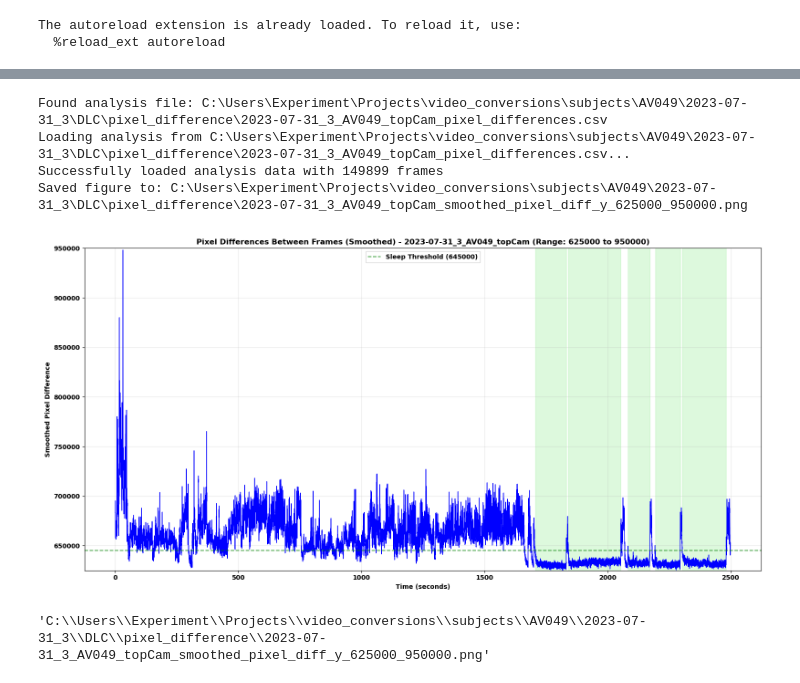
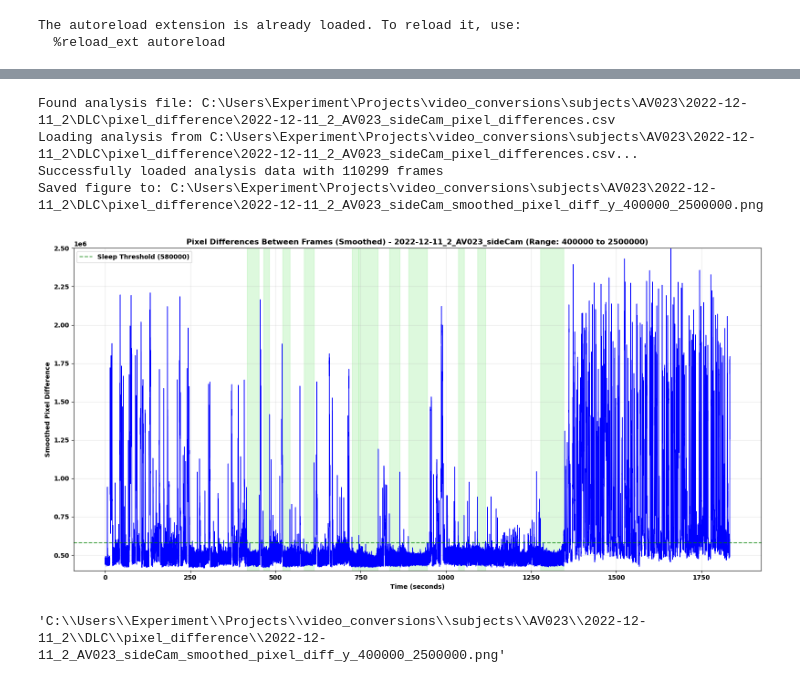
Before and after one commit to Joschua21/sleep_analysis_pipeline, a Jupyter notebook: pixel_diff_pipeline.ipynb, the cells around one changed output, grey strips where cells are left out. Saved outputs shown, nothing was run; the diff lists cells and outputs as text; code cells hidden in the pictures.

```diff
--- a/pixel_diff_pipeline.ipynb
+++ b/pixel_diff_pipeline.ipynb
@@ -9,7 +9,7 @@ from tqdm import tqdm
 %load_ext autoreload
 %autoreload 2
 %matplotlib widget
-input_dir=r"C:\Users\Experiment\Projects\video_conversions\subjects\AV049\2023-07-31_3\DLC"
+input_dir=r"C:\Users\Experiment\Projects\video_conversions\subjects\AV023\2022-12-11_2\DLC"
 # %% [output]
 The autoreload extension is already loaded. To reload it, use:
   %reload_ext autoreload
@@ -51,21 +50,21 @@ Saved figure to: C:\Users\Experiment\Projects\video_conversions\subjects\AV049\2
 # %%
-y_min = 625000
-y_max = 950000
-sleep_threshold = 645000
+y_min = 400000
+y_max = 2500000
+sleep_threshold = 580000
 pdu.reuse_previous_analysis(
     y_min=y_min,
     y_max=y_max,
     sleep_threshold=sleep_threshold,
     plot_type='smoothed', # 'raw' or 'smoothed'
     input_dir=input_dir,
 )
 # %% [output]
-Found analysis file: C:\Users\Experiment\Projects\video_conversions\subjects\AV049\2023-07-31_3\DLC\pixel_difference\2023-07-31_3_AV049_topCam_pixel_differences.csv
-Loading analysis from C:\Users\Experiment\Projects\video_conversions\subjects\AV049\2023-07-31_3\DLC\pixel_difference\2023-07-31_3_AV049_topCam_pixel_differences.csv...
-Successfully loaded analysis data with 149899 frames
-Saved figure to: C:\Users\Experiment\Projects\video_conversions\subjects\AV049\2023-07-31_3\DLC\pixel_difference\2023-07-31_3_AV049_topCam_smoothed_pixel_diff_y_625000_950000.png
+Found analysis file: C:\Users\Experiment\Projects\video_conversions\subjects\AV023\2022-12-11_2\DLC\pixel_difference\2022-12-11_2_AV023_sideCam_pixel_differences.csv
+Loading analysis from C:\Users\Experiment\Projects\video_conversions\subjects\AV023\2022-12-11_2\DLC\pixel_difference\2022-12-11_2_AV023_sideCam_pixel_differences.csv...
+Successfully loaded analysis data with 110299 frames
+Saved figure to: C:\Users\Experiment\Projects\video_conversions\subjects\AV023\2022-12-11_2\DLC\pixel_difference\2022-12-11_2_AV023_sideCam_smoothed_pixel_diff_y_400000_2500000.png
-[figure, old version]
+[figure, new version]
-'C:\\Users\\Experiment\\Projects\\video_conversions\\subjects\\AV049\\2023-07-31_3\\DLC\\pixel_difference\\2023-07-31_3_AV049_topCam_smoothed_pixel_diff_y_625000_950000.png'
+'C:\\Users\\Experiment\\Projects\\video_conversions\\subjects\\AV023\\2022-12-11_2\\DLC\\pixel_difference\\2022-12-11_2_AV023_sideCam_smoothed_pixel_diff_y_400000_2500000.png'
 # %%
 pdu.interactive_sleep_selection(
     input_dir=input_dir,
```
Also changed, not shown: parts of 2 cells of this notebook, 4 other files.
